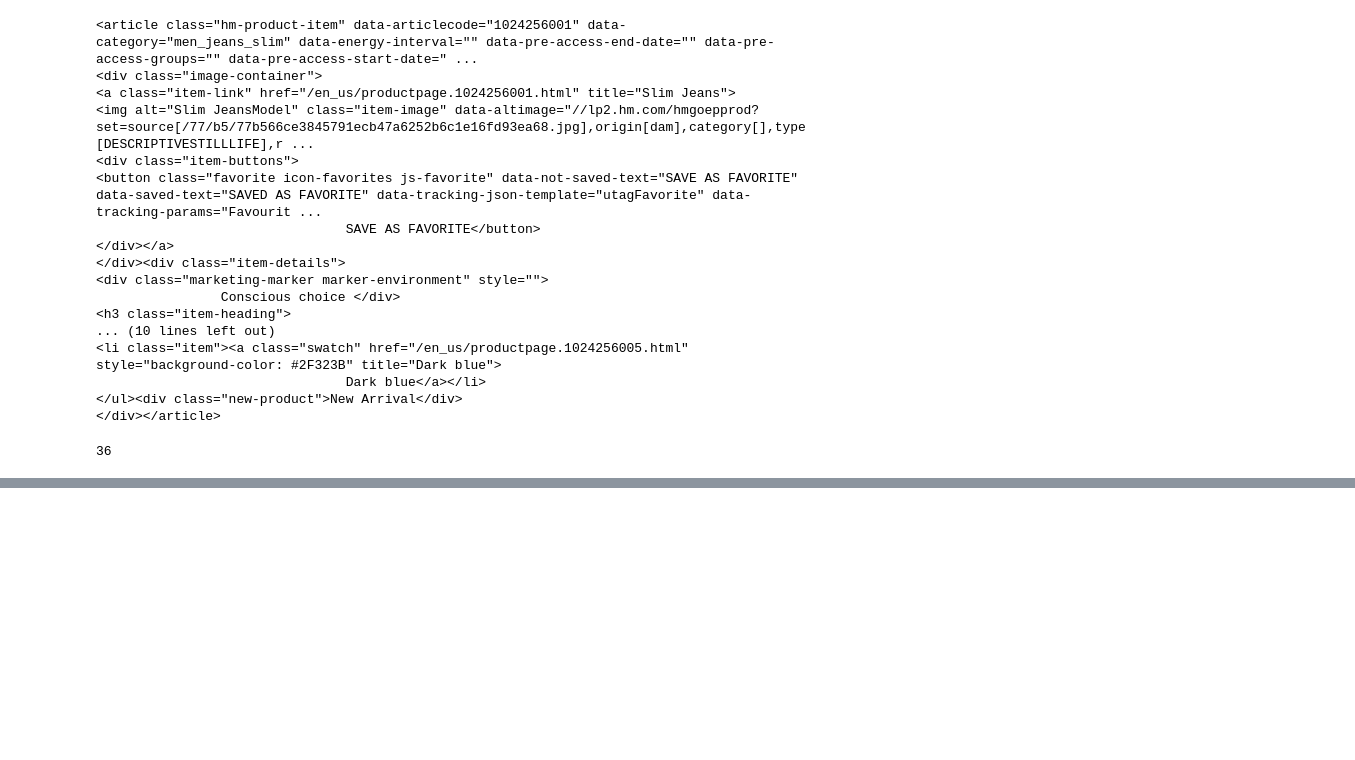
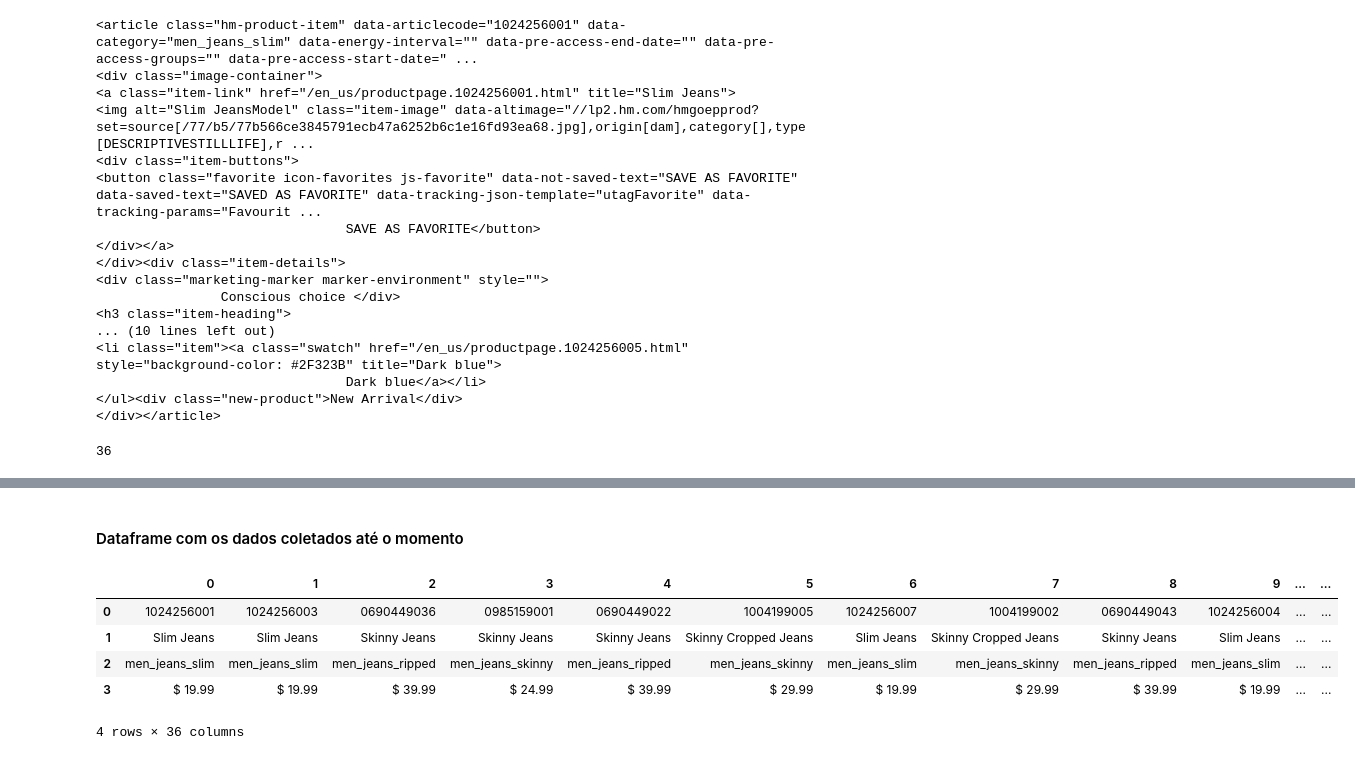
Before and after one commit to lucasquemelli/ds_ao_dev, a Jupyter notebook: bs4_training.ipynb, the cells around one changed output, grey strips where cells are left out. Cells and saved outputs as stored; diff of their text form; code cells hidden in the pictures; blank space fills up the shorter version.

```diff
--- a/bs4_training.ipynb
+++ b/bs4_training.ipynb
@@ -411,0 +411,11 @@ product_price
+# %% [markdown]
+#### Dataframe com os dados coletados até o momento
+# %%
+pd.DataFrame([products_id, product_name, products_category, product_price])
+# %% [output]
+|  | 0 | 1 | 2 | 3 | 4 | 5 | 6 | 7 | 8 | 9 | ... | ... |
+| 0 | 1024256001 | 1024256003 | 0690449036 | 0985159001 | 0690449022 | 1004199005 | 1024256007 | 1004199002 | 0690449043 | 1024256004 | ... | ... |
+| 1 | Slim Jeans | Slim Jeans | Skinny Jeans | Skinny Jeans | Skinny Jeans | Skinny Cropped Jeans | Slim Jeans | Skinny Cropped Jeans | Skinny Jeans | Slim Jeans | ... | ... |
+| 2 | men_jeans_slim | men_jeans_slim | men_jeans_ripped | men_jeans_skinny | men_jeans_ripped | men_jeans_skinny | men_jeans_slim | men_jeans_skinny | men_jeans_ripped | men_jeans_slim | ... | ... |
+| 3 | $ 19.99 | $ 19.99 | $ 39.99 | $ 24.99 | $ 39.99 | $ 29.99 | $ 19.99 | $ 29.99 | $ 39.99 | $ 19.99 | ... | ... |
+4 rows × 36 columns
```
Also changed, not shown: parts of 41 cells of this notebook.
